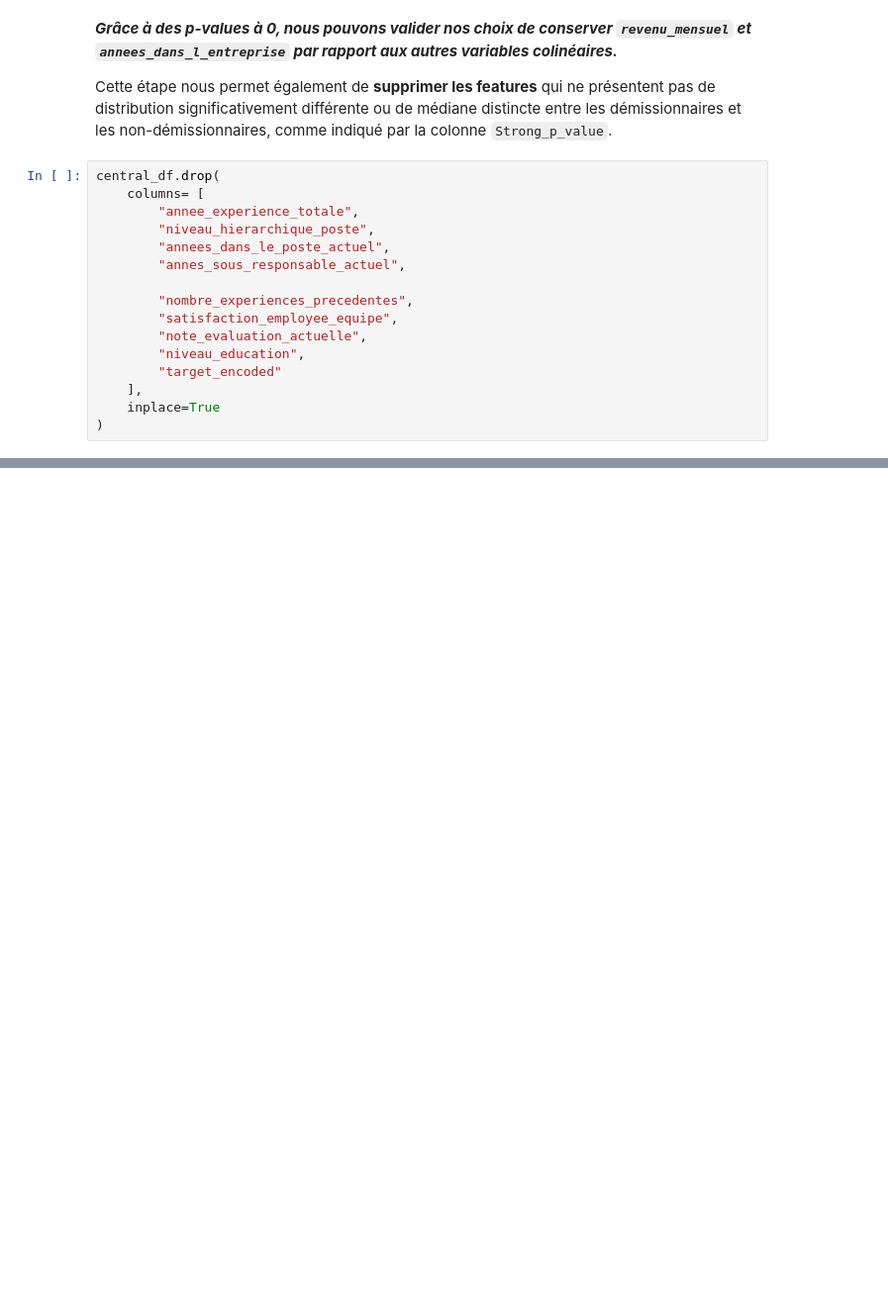
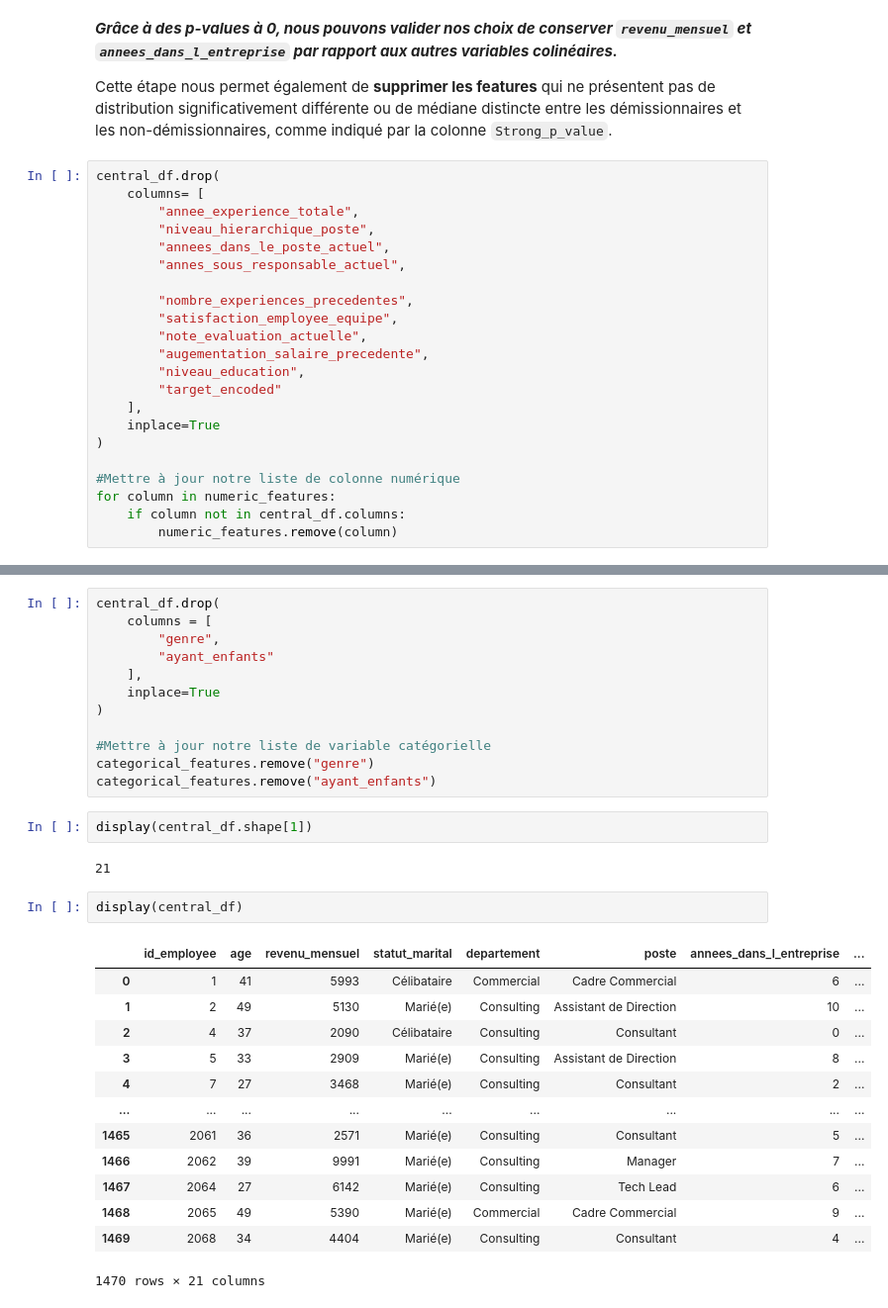
Before and after one commit to BAZAROPH/Projet-4-Classifiez-automatiquement-des-informations, a Jupyter notebook: main.ipynb, the cells around one changed output, grey strips where cells are left out. Shown at 99% size. Saved outputs shown, nothing was run; the diff lists cells and outputs as text; blank space fills up the shorter version.

```diff
--- a/main.ipynb
+++ b/main.ipynb
@@ -649,11 +596,17 @@ central_df.drop(
         "nombre_experiences_precedentes",
         "satisfaction_employee_equipe",
         "note_evaluation_actuelle",
+        "augementation_salaire_precedente",
         "niveau_education",
         "target_encoded"
     ],
     inplace=True
 )
+
+#Mettre à jour notre liste de colonne numérique
+for column in numeric_features:
+    if column not in central_df.columns:
+        numeric_features.remove(column)
 # %%
 display(central_df.shape[1])
 # %% [output]
@@ -660,0 +677,32 @@ display(central_df.shape[1])
+# %%
+central_df.drop(
+    columns = [
+        "genre",
+        "ayant_enfants"
+    ],
+    inplace=True
+)
+
+#Mettre à jour notre liste de variable catégorielle
+categorical_features.remove("genre")
+categorical_features.remove("ayant_enfants")
+# %%
+display(central_df.shape[1])
+# %% [output]
+21
+# %%
+display(central_df)
+# %% [output]
+|  | id_employee | age | revenu_mensuel | statut_marital | departement | poste | annees_dans_l_entreprise | ... |
+| 0 | 1 | 41 | 5993 | Célibataire | Commercial | Cadre Commercial | 6 | ... |
+| 1 | 2 | 49 | 5130 | Marié(e) | Consulting | Assistant de Direction | 10 | ... |
+| 2 | 4 | 37 | 2090 | Célibataire | Consulting | Consultant | 0 | ... |
+| 3 | 5 | 33 | 2909 | Marié(e) | Consulting | Assistant de Direction | 8 | ... |
+| 4 | 7 | 27 | 3468 | Marié(e) | Consulting | Consultant | 2 | ... |
+| ... | ... | ... | ... | ... | ... | ... | ... | ... |
+| 1465 | 2061 | 36 | 2571 | Marié(e) | Consulting | Consultant | 5 | ... |
+| 1466 | 2062 | 39 | 9991 | Marié(e) | Consulting | Manager | 7 | ... |
+| 1467 | 2064 | 27 | 6142 | Marié(e) | Consulting | Tech Lead | 6 | ... |
+| 1468 | 2065 | 49 | 5390 | Marié(e) | Commercial | Cadre Commercial | 9 | ... |
+| 1469 | 2068 | 34 | 4404 | Marié(e) | Consulting | Consultant | 4 | ... |
+1470 rows × 21 columns
```
Also changed, not shown: parts of 16 cells of this notebook.
